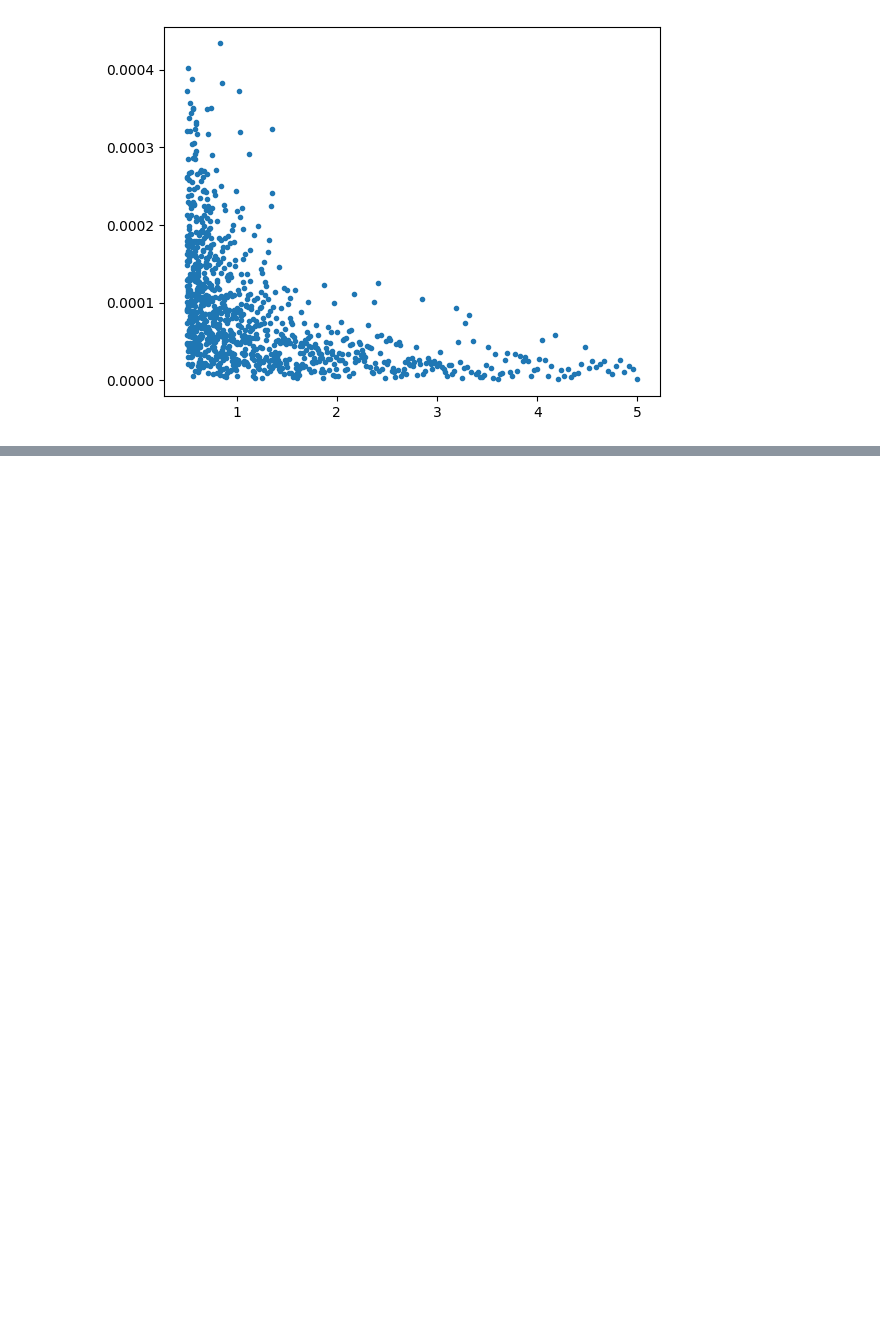
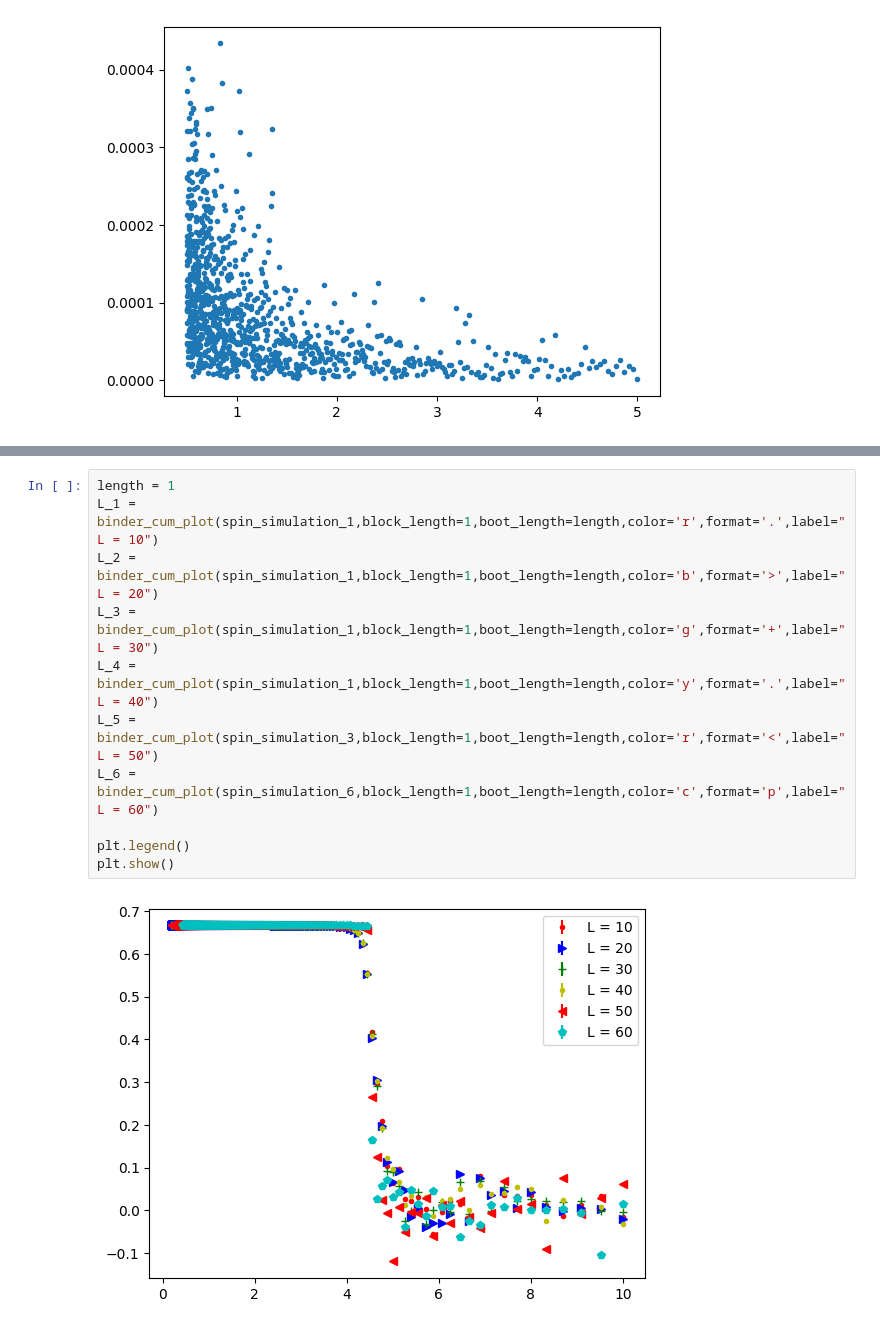
Before and after one commit to jenishadhikari221/Bachelorarbeit, a Jupyter notebook: main/analysis.ipynb, the cells around one changed output, grey strips where cells are left out. Drawn from its saved outputs; the diff is of its cells as text; blank space fills up the shorter version.

```diff
--- a/main/analysis.ipynb
+++ b/main/analysis.ipynb
@@ -653,0 +668,13 @@ numpy.ndarray
+# %%
+length = 1
+L_1 = binder_cum_plot(spin_simulation_1,block_length=1,boot_length=length,color='r',format='.',label="L = 10")
+L_2 = binder_cum_plot(spin_simulation_1,block_length=1,boot_length=length,color='b',format='>',label="L = 20")
+L_3 = binder_cum_plot(spin_simulation_1,block_length=1,boot_length=length,color='g',format='+',label="L = 30")
+L_4 = binder_cum_plot(spin_simulation_1,block_length=1,boot_length=length,color='y',format='.',label="L = 40")
+L_5 = binder_cum_plot(spin_simulation_3,block_length=1,boot_length=length,color='r',format='<',label="L = 50")
+L_6 = binder_cum_plot(spin_simulation_6,block_length=1,boot_length=length,color='c',format='p',label="L = 60")
+
+plt.legend()
+plt.show()
+# %% [output]
+[figure, added]
```
Also changed, not shown: parts of 6 cells of this notebook, 18 other files.
